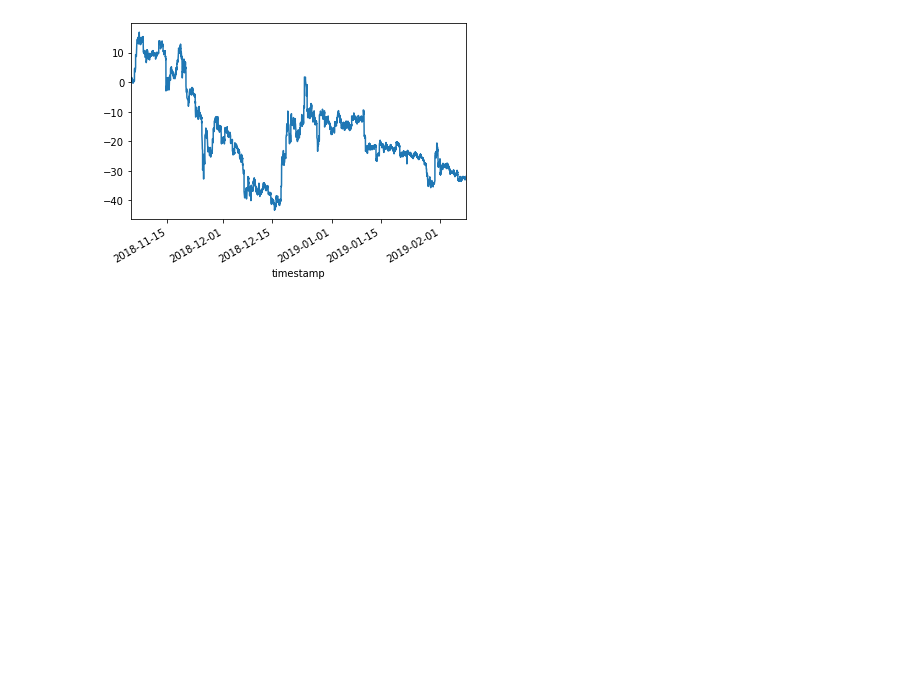
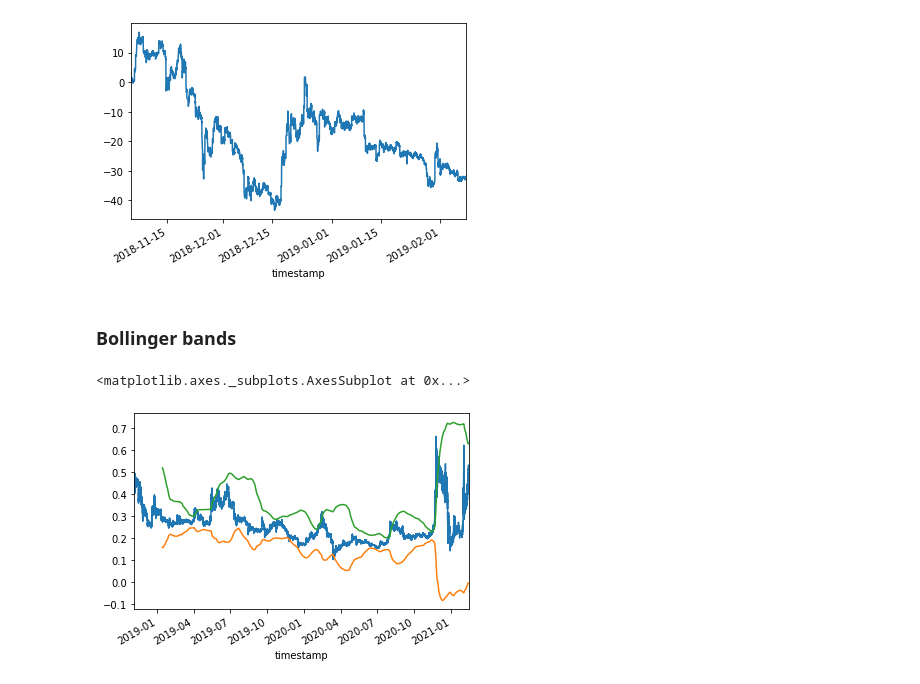
Before and after one commit to giuliovv/cryptotrading, a Jupyter notebook: examples/data_exploration.ipynb, the cells around one changed output. Cells and saved outputs as stored; diff of their text form; code cells hidden in the pictures; blank space fills up the shorter version.

Commit message:
Bollinger

```diff
--- a/examples/data_exploration.ipynb
+++ b/examples/data_exploration.ipynb
@@ -35,3 +35,13 @@ technical.ultimate(df.close, df.low, df.high, buylevel=20, selllevel=80, days=7,
 # %% [output]
 <matplotlib.axes._subplots.AxesSubplot at 0x...>
 [figure]
+# %% [markdown]
+### Bollinger bands
+# %%
+df.close.plot()
+lower, upper = technical.bollinger_bands(df.close, k=3, period=100000)
+lower.plot()
+upper.plot()
+# %% [output]
+<matplotlib.axes._subplots.AxesSubplot at 0x...>
+[figure, added]
```
Also changed, not shown: parts of 1 cell of this notebook, 3 other files.
